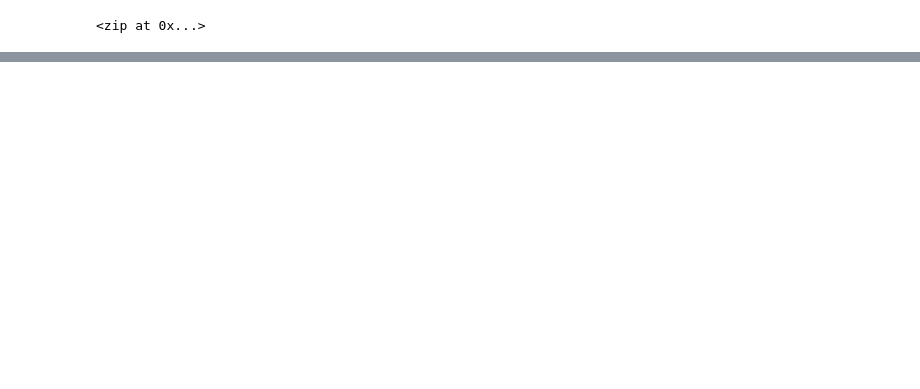
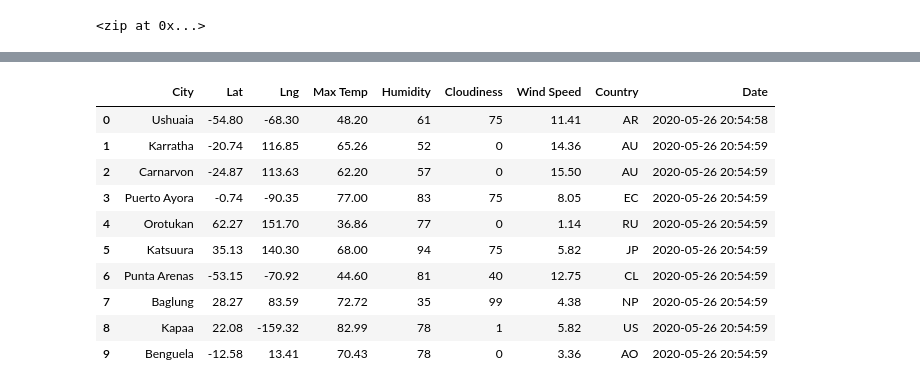
Before and after one commit to femolyn1/World_Weather_Analysis, a Jupyter notebook: WeatherPy.ipynb, the cells around one changed output, grey strips where cells are left out. Cells and saved outputs as stored; diff of their text form; code cells hidden in the pictures; blank space fills up the shorter version.

```diff
--- a/WeatherPy.ipynb
+++ b/WeatherPy.ipynb
@@ -31,0 +121,17 @@ len(cities)
+# %%
+
+# Convert the array of dictionaries to a Pandas DataFrame.
+city_data_df = pd.DataFrame(city_data)
+city_data_df.head(10)
+# %% [output]
+|  | City | Lat | Lng | Max Temp | Humidity | Cloudiness | Wind Speed | Country | Date |
+| 0 | Ushuaia | -54.80 | -68.30 | 48.20 | 61 | 75 | 11.41 | AR | 2020-05-26 20:54:58 |
+| 1 | Karratha | -20.74 | 116.85 | 65.26 | 52 | 0 | 14.36 | AU | 2020-05-26 20:54:59 |
+| 2 | Carnarvon | -24.87 | 113.63 | 62.20 | 57 | 0 | 15.50 | AU | 2020-05-26 20:54:59 |
+| 3 | Puerto Ayora | -0.74 | -90.35 | 77.00 | 83 | 75 | 8.05 | EC | 2020-05-26 20:54:59 |
+| 4 | Orotukan | 62.27 | 151.70 | 36.86 | 77 | 0 | 1.14 | RU | 2020-05-26 20:54:59 |
+| 5 | Katsuura | 35.13 | 140.30 | 68.00 | 94 | 75 | 5.82 | JP | 2020-05-26 20:54:59 |
+| 6 | Punta Arenas | -53.15 | -70.92 | 44.60 | 81 | 40 | 12.75 | CL | 2020-05-26 20:54:59 |
+| 7 | Baglung | 28.27 | 83.59 | 72.72 | 35 | 99 | 4.38 | NP | 2020-05-26 20:54:59 |
+| 8 | Kapaa | 22.08 | -159.32 | 82.99 | 78 | 1 | 5.82 | US | 2020-05-26 20:54:59 |
+| 9 | Benguela | -12.58 | 13.41 | 70.43 | 78 | 0 | 3.36 | AO | 2020-05-26 20:54:59 |
```
Also changed, not shown: parts of 8 cells of this notebook, 3 other files.
